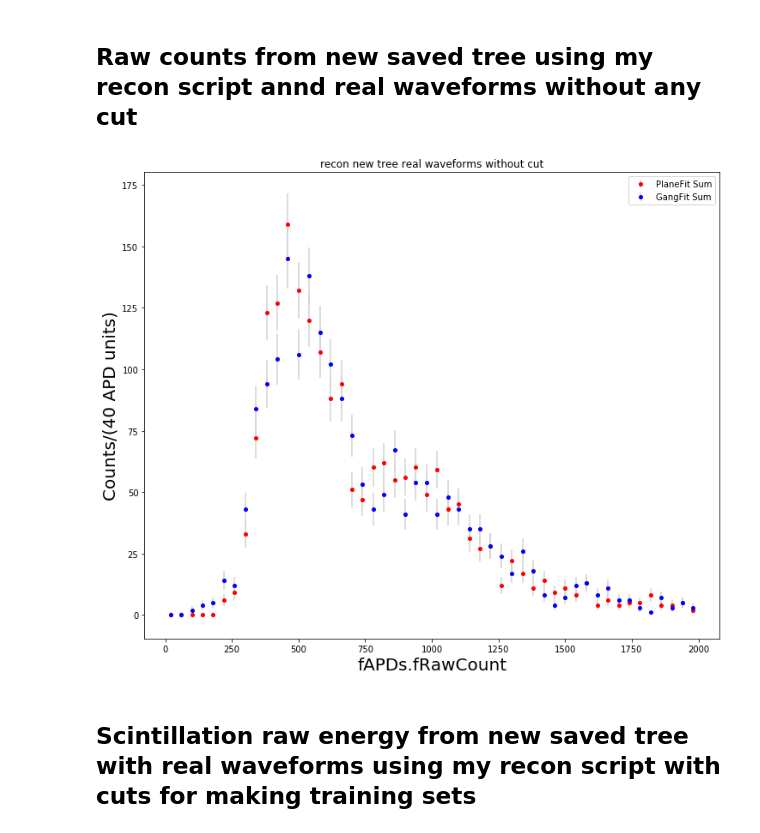
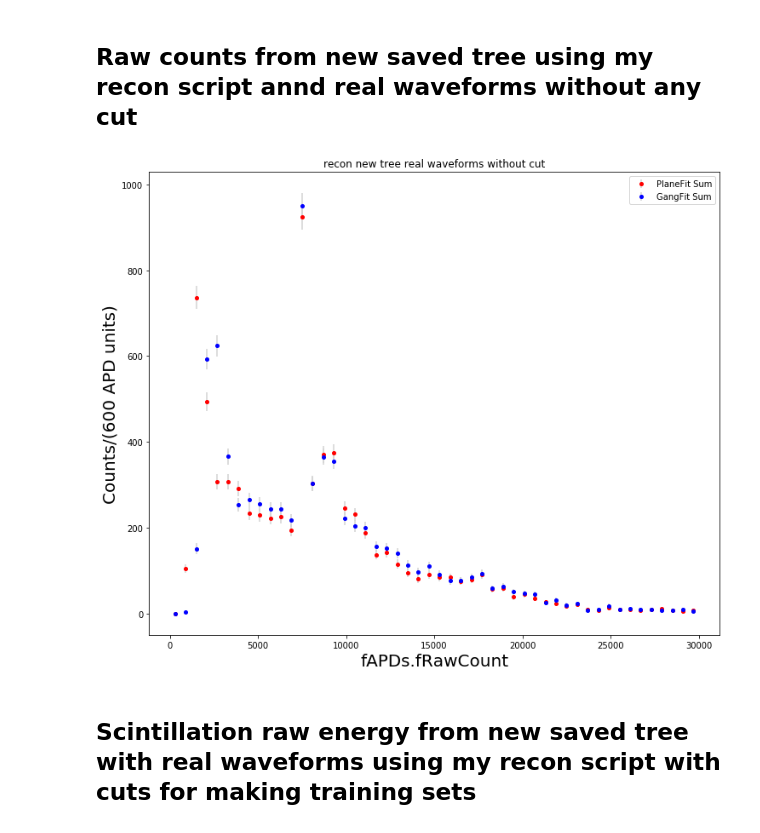
Before and after one commit to sli135/APD-GAN-Simulation, a Jupyter notebook: APDRawCount.ipynb, the cells around one changed output. Cells and saved outputs as stored; diff of their text form; code cells hidden in the pictures.

```diff
--- a/APDRawCount.ipynb
+++ b/APDRawCount.ipynb
@@ -154,28 +154,28 @@ plt.show()
 ## Raw counts from new saved tree using my recon script annd real waveforms without any cut
 # %%
 left = 0
-right = 2000
+right = 30000
 nbins = 50
 mybins = np.linspace(left,right,nbins+1)
 e_step = (right-left)/nbins
 ncharge, binscharge = np.histogram(real_raw_plane_nocut,bins=mybins)
 nlight, binslight = np.histogram(real_raw_chn_nocut,bins=mybins)
 
 err_c = get_errs(ncharge)
 err_s = get_errs(nlight)
 cent  = get_centers(mybins,e_step)
 
 plt.rcParams['figure.figsize'] = [12, 10]
 plt.errorbar(cent,ncharge,yerr=err_c,ecolor='lightgrey',fmt='o',color='r',markersize=4.,label='PlaneFit Sum')
 plt.errorbar(cent,nlight,yerr=err_s,ecolor='lightgrey',fmt='o',color='b',markersize=4.,label='GangFit Sum')
 plt.legend()
 plt.title('recon new tree real waveforms without cut')
 plt.xlabel(r'fAPDs.fRawCount',fontsize=20)
 plt.ylabel(r'Counts/(%.0f APD units)'%(e_step),fontsize=20)
 plt.savefig(mygraphpath+'/test_real_rawcounts_5851_full_length_noncut.png',bbox_inches = 'tight')
 plt.show()
 # %% [output]
-[figure, old version]
+[figure, new version]
 # %% [markdown]
 ## Scintillation raw energy from new saved tree with real waveforms using my recon script with cuts for making training sets
 # %%
```
Also changed, not shown: parts of 1 cell of this notebook.
